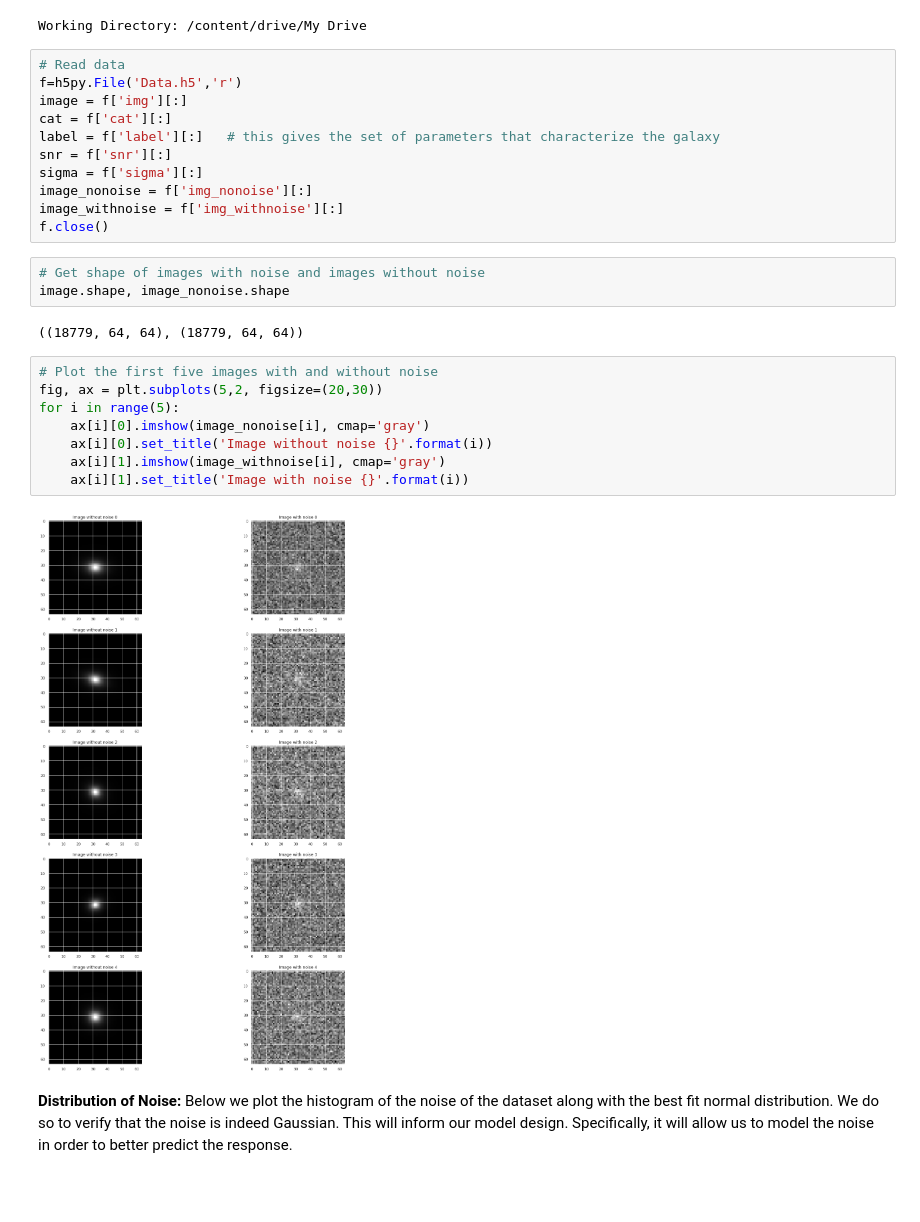
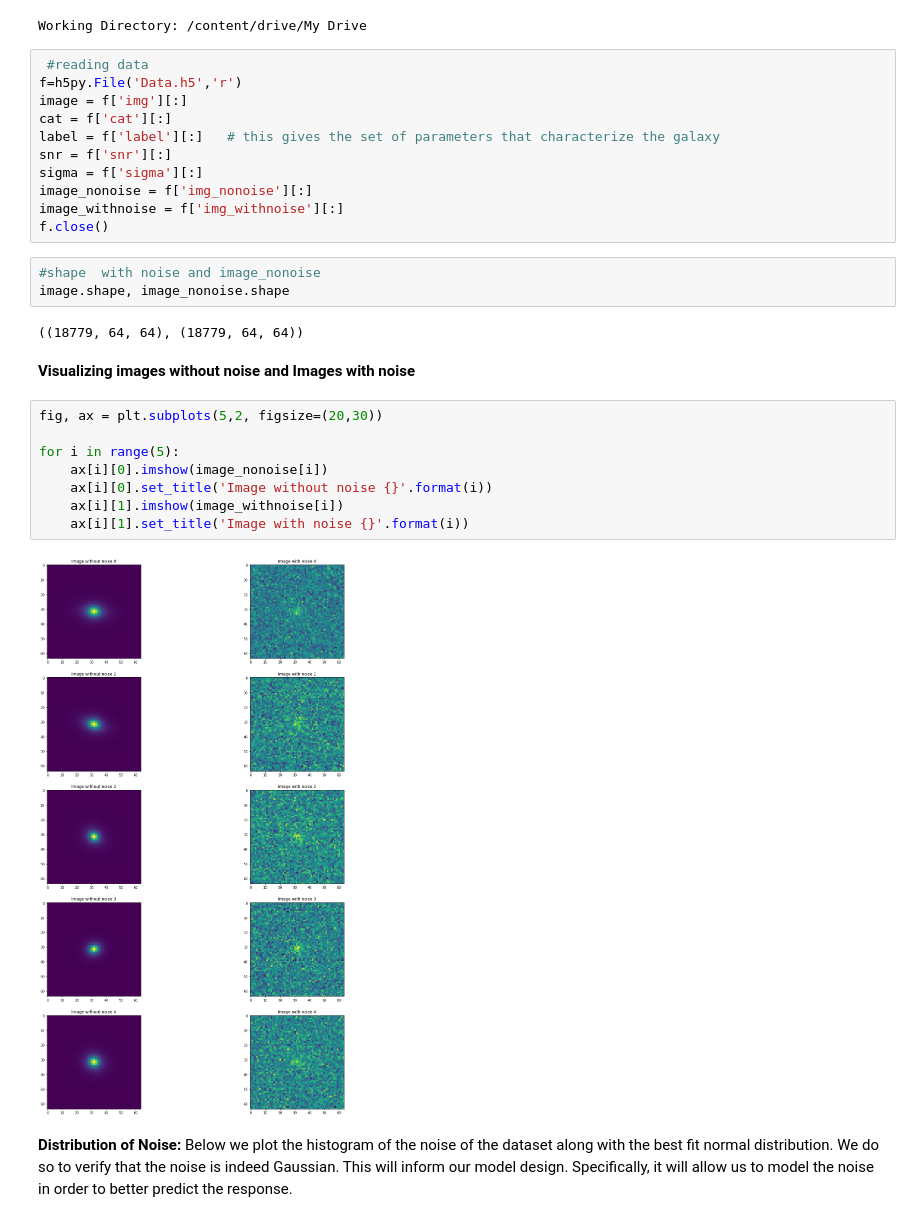
Before and after one commit to asanneh/CS109B_Final_Project_Group_35, a Jupyter notebook: CS109B_Final_Project_Group_35.ipynb, the cells around one changed output. Cells and saved outputs as stored; diff of their text form; blank space fills up the shorter version.

```diff
--- a/CS109B_Final_Project_Group_35.ipynb
+++ b/CS109B_Final_Project_Group_35.ipynb
@@ -61,7 +36,7 @@ print('Working Directory:',os.getcwd())
 # %% [output]
 Working Directory: /content/drive/My Drive
 # %%
-# Read data
+ #reading data
 f=h5py.File('Data.h5','r')
 image = f['img'][:]
 cat = f['cat'][:]
@@ -72,20 +47,22 @@ image_nonoise = f['img_nonoise'][:]
 image_withnoise = f['img_withnoise'][:]
 f.close()
 # %%
-# Get shape of images with noise and images without noise
+#shape  with noise and image_nonoise
 image.shape, image_nonoise.shape
 # %% [output]
 ((18779, 64, 64), (18779, 64, 64))
+# %% [markdown]
+**Visualizing images without noise and Images with noise**
 # %%
-# Plot the first five images with and without noise
 fig, ax = plt.subplots(5,2, figsize=(20,30))
+
 for i in range(5):
-    ax[i][0].imshow(image_nonoise[i], cmap='gray')
+    ax[i][0].imshow(image_nonoise[i])
     ax[i][0].set_title('Image without noise {}'.format(i))
-    ax[i][1].imshow(image_withnoise[i], cmap='gray')
+    ax[i][1].imshow(image_withnoise[i])
     ax[i][1].set_title('Image with noise {}'.format(i))
 # %% [output]
-[figure, old version]
+[figure, new version]
 # %% [markdown]
 **Distribution of Noise:** Below we plot the histogram of the noise of the dataset along with the best fit normal distribution. We do so to verify that the noise is indeed Gaussian. This will inform our model design. Specifically, it will allow us to model the noise in order to better predict the response.
 # %%
```
Also changed, not shown: parts of 15 cells of this notebook.
